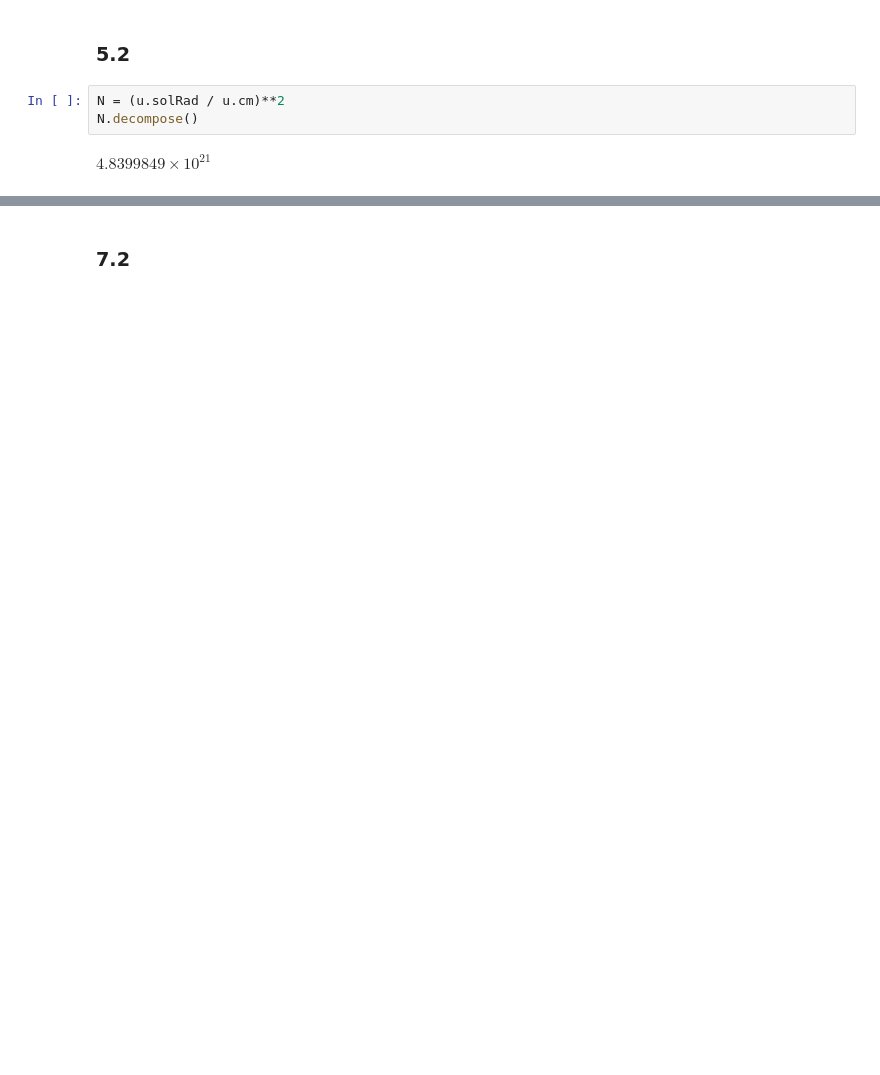
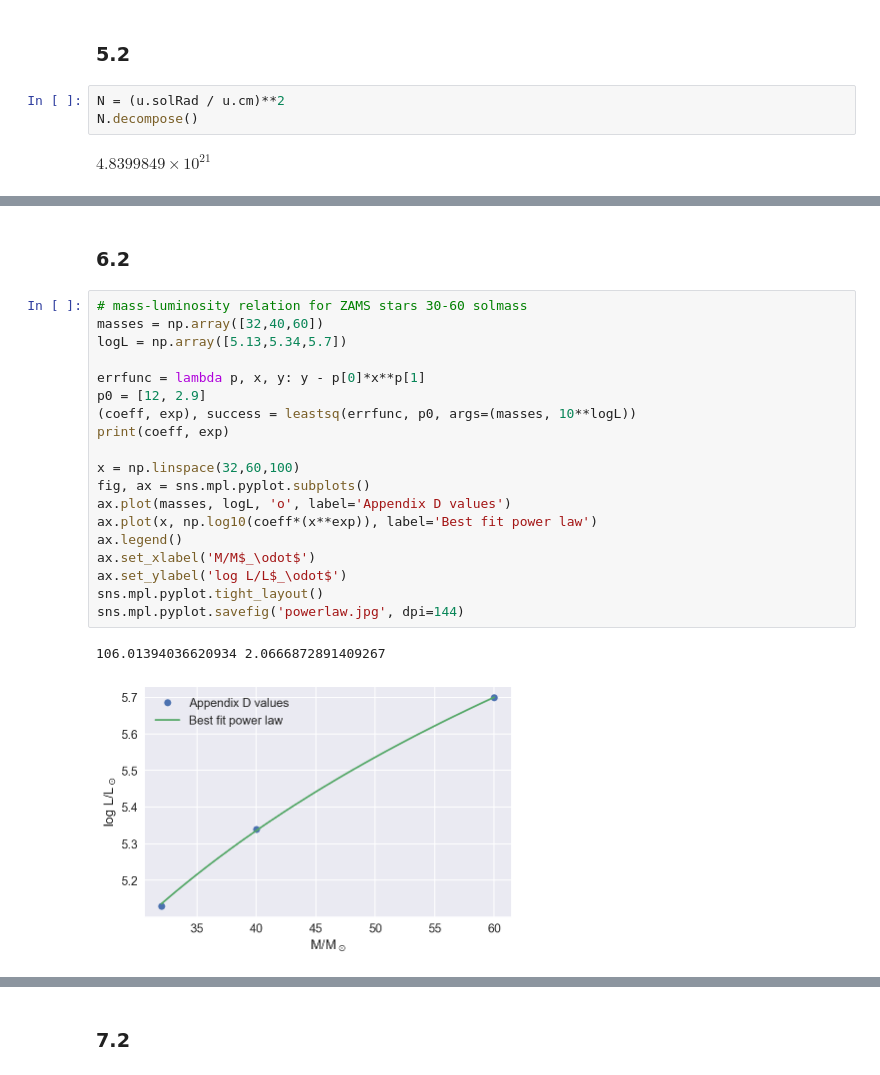
Before and after one commit to meredith-durbin/ASTR531, a Jupyter notebook: HW1/HW1.ipynb, the cells around one changed output, grey strips where cells are left out. Saved outputs shown, nothing was run; the diff lists cells and outputs as text; blank space fills up the shorter version.

```diff
--- a/HW1/HW1.ipynb
+++ b/HW1/HW1.ipynb
@@ -111,2 +112,26 @@ path = N.decompose() * u.cm
 # %% [output]
 $5115.8681 \; \mathrm{yr}$
+# %% [markdown]
+### 6.2
+# %%
+# mass-luminosity relation for ZAMS stars 30-60 solmass
+masses = np.array([32,40,60])
+logL = np.array([5.13,5.34,5.7])
+
+errfunc = lambda p, x, y: y - p[0]*x**p[1]
+p0 = [12, 2.9]
+(coeff, exp), success = leastsq(errfunc, p0, args=(masses, 10**logL))
+print(coeff, exp)
+
+x = np.linspace(32,60,100)
+fig, ax = sns.mpl.pyplot.subplots()
+ax.plot(masses, logL, 'o', label='Appendix D values')
+ax.plot(x, np.log10(coeff*(x**exp)), label='Best fit power law')
+ax.legend()
+ax.set_xlabel('M/M$_\odot$')
+ax.set_ylabel('log L/L$_\odot$')
+sns.mpl.pyplot.tight_layout()
+sns.mpl.pyplot.savefig('powerlaw.jpg', dpi=144)
+# %% [output]
+106.01394036620934 2.0666872891409267
+[figure, added]
```
Also changed, not shown: parts of 22 cells of this notebook, 4 other files.
